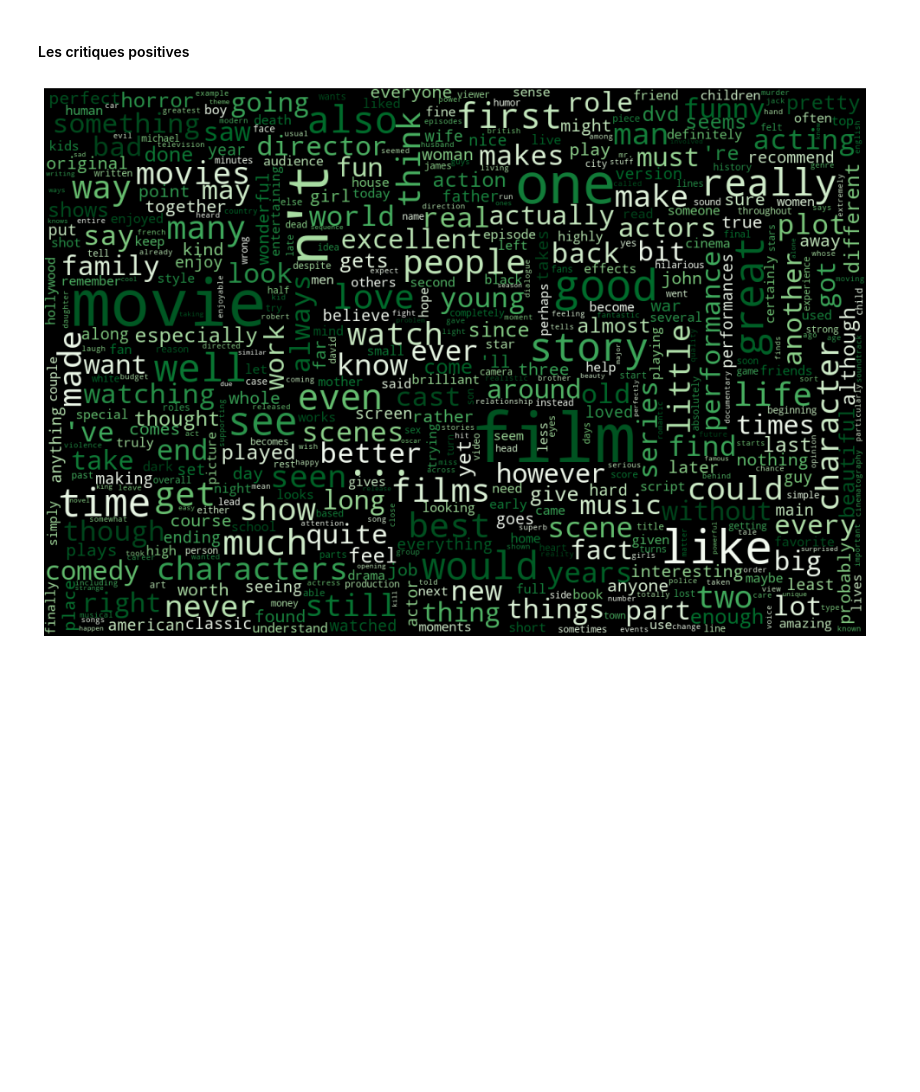
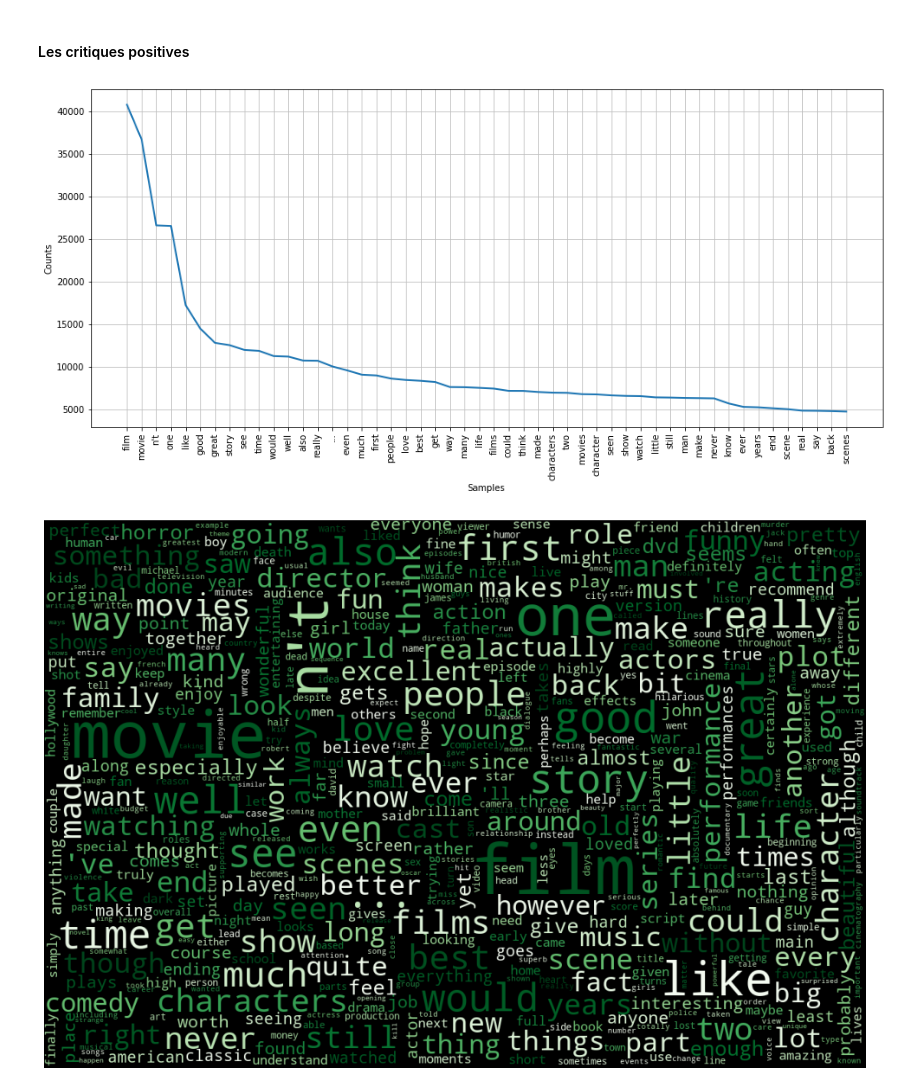
Before and after one commit to pbellot/ANF-TDM, a Jupyter notebook: IMDB.ipynb, the cells around one changed output. Drawn from its saved outputs; the diff is of its cells as text; code cells hidden in the pictures; blank space fills up the shorter version.

```diff
--- a/IMDB.ipynb
+++ b/IMDB.ipynb
@@ -212,6 +224,11 @@ tokensPos = [w.lower() for w in tokensPos if not w.lower() in stop_words and len
 vocabPos = set(tokensPos)
 frequency_dist_Pos = nltk.FreqDist(tokensPos)
 #sorted(frequency_dist_Pos,key=frequency_dist_Pos.__getitem__, reverse=True)[0:50]
+# %%
+plt.figure(figsize=(16,7))
+frequency_dist_Pos.plot(50)
+# %% [output]
+[figure, added]
 # %%
 wordcloud = WordCloud(width=1200, height=800,
                     max_words=500,
```
Also changed, not shown: parts of 33 cells of this notebook.
